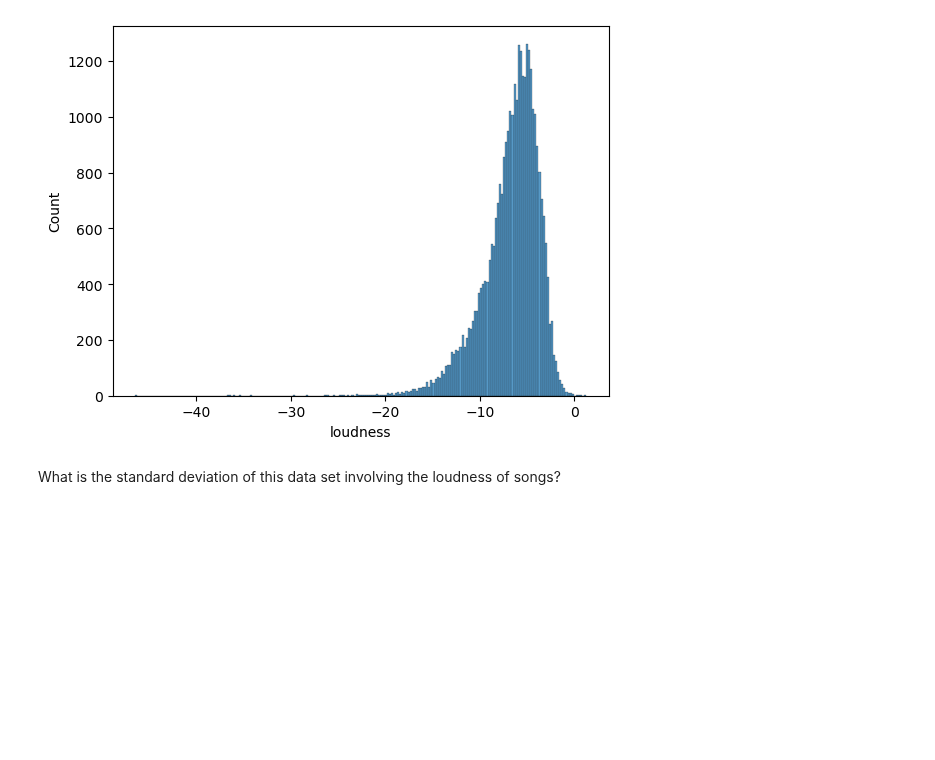
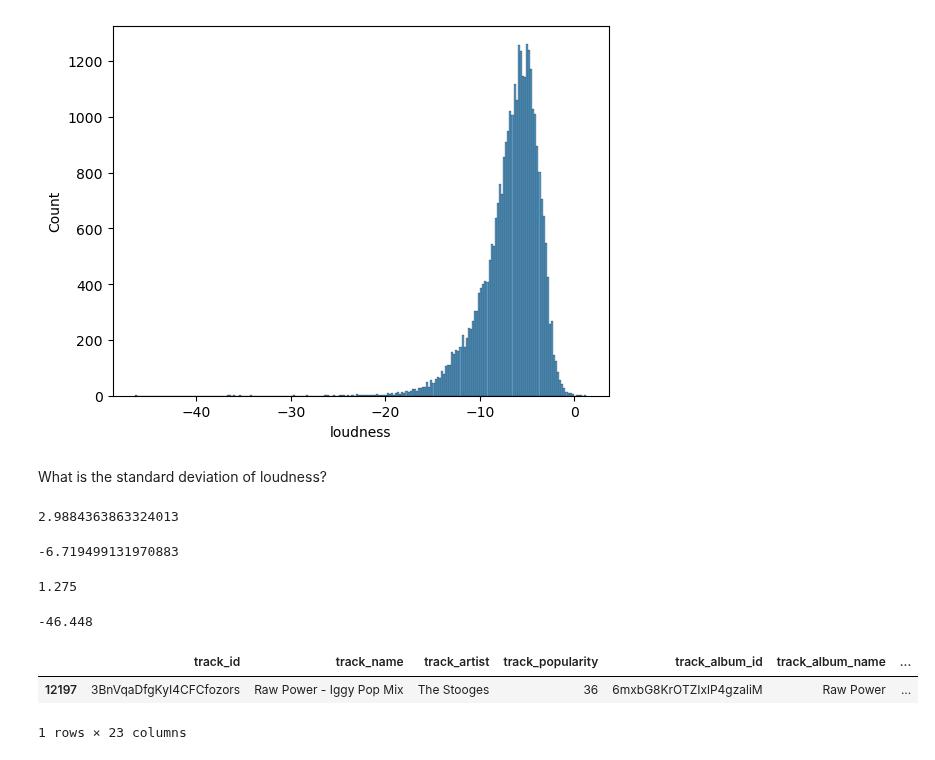
Before and after one commit to whoshilo/AI, a Jupyter notebook: Semester 1/Spotify/SpotifySongs.ipynb, the cells around one changed output. Cells and saved outputs as stored; diff of their text form; code cells hidden in the pictures; blank space fills up the shorter version.

Commit message:
my stand deviated again

```diff
--- a/Semester 1/Spotify/SpotifySongs.ipynb
+++ b/Semester 1/Spotify/SpotifySongs.ipynb
@@ -144,4 +144,26 @@ sns.histplot(data=df, x='loudness')
 <Axes: xlabel='loudness', ylabel='Count'>
 [figure]
 # %% [markdown]
-What is the standard deviation of this data set involving the loudness of songs?
+What is the standard deviation of loudness?
+# %%
+df['loudness'].std()
+# %% [output]
+2.9884363863324013
+# %%
+df['loudness'].mean()
+# %% [output]
+-6.719499131970883
+# %%
+df['loudness'].max()
+# %% [output]
+1.275
+# %%
+df['loudness'].min()
+# %% [output]
+-46.448
+# %%
+df[df['loudness'] == 1.275]
+# %% [output]
+|  | track_id | track_name | track_artist | track_popularity | track_album_id | track_album_name | ... |
+| 12197 | 3BnVqaDfgKyI4CFCfozors | Raw Power - Iggy Pop Mix | The Stooges | 36 | 6mxbG8KrOTZIxlP4gzaliM | Raw Power | ... |
+1 rows × 23 columns
```
Also changed, not shown: parts of 1 cell of this notebook.
